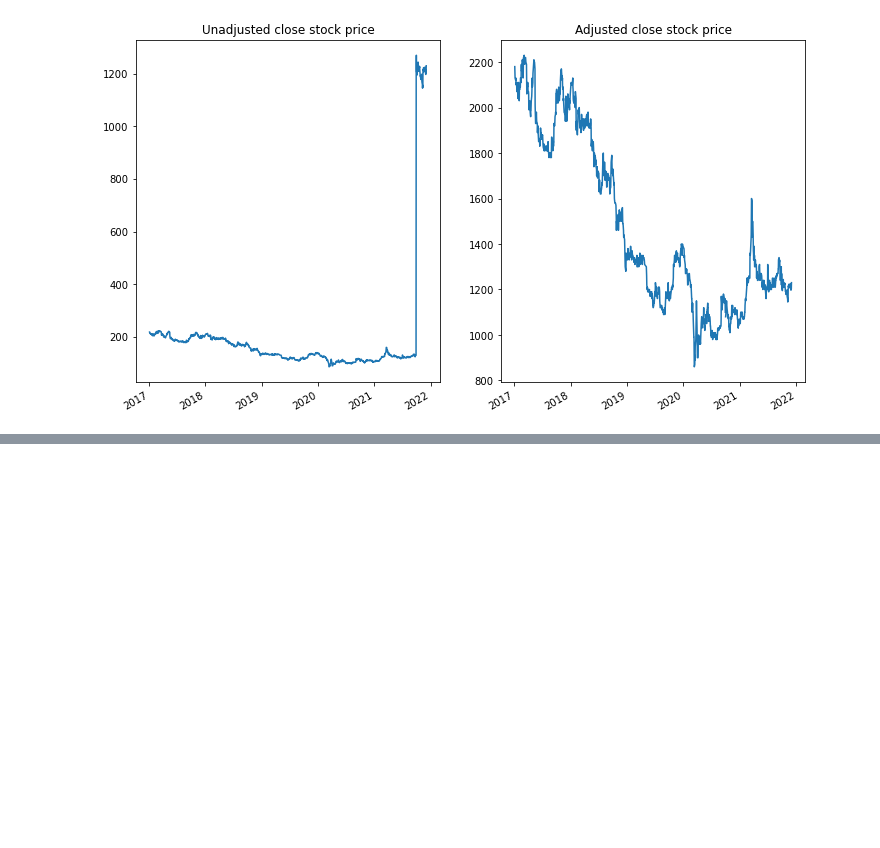
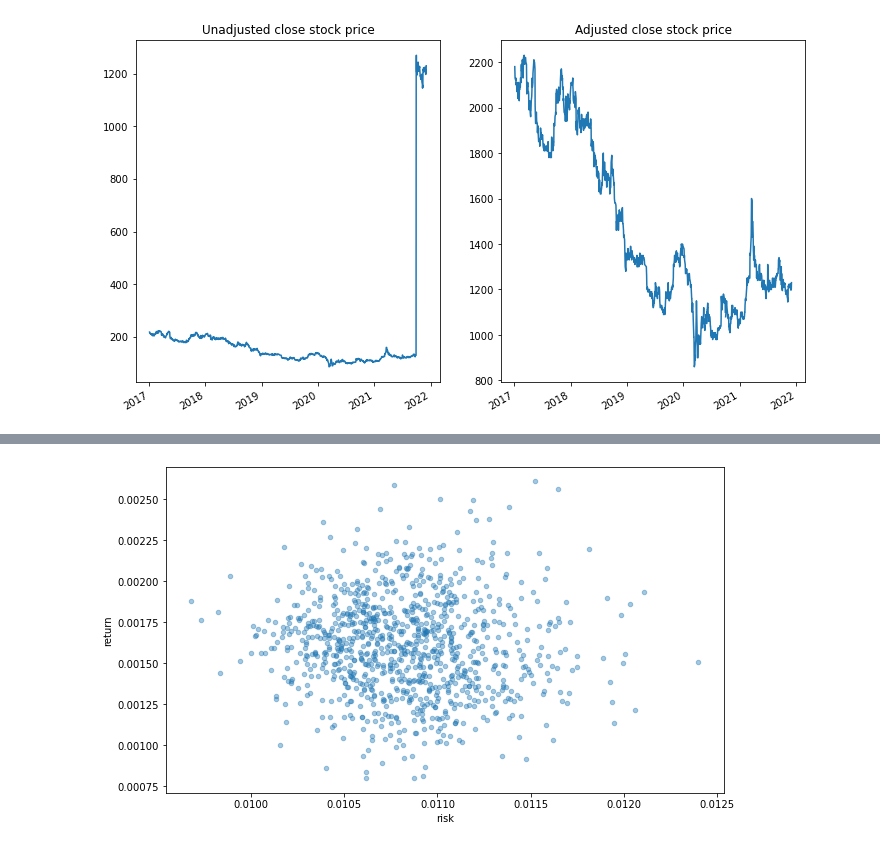
Before and after one commit to CaioMar/jpx_stock_challange, a Jupyter notebook: resumos/study_notebooks/portifolio.ipynb, the cells around one changed output, grey strips where cells are left out. Saved outputs shown, nothing was run; the diff lists cells and outputs as text; code cells hidden in the pictures; blank space fills up the shorter version.

```diff
--- a/resumos/study_notebooks/portifolio.ipynb
+++ b/resumos/study_notebooks/portifolio.ipynb
@@ -196,0 +117,15 @@ plt.ylim([-0.1, 0.1])
+# %%
+close_df = adjusted_stock_data[0][["Close"]].merge(
+    adjusted_stock_data[1][["Close"]],
+    left_index=True,
+    right_index=True,
+    suffixes=[f"_{security_codes[0]}",f"_{security_codes[1]}"]
+)
+# %%
+for i, code in enumerate(security_codes):
+    close_df = close_df.merge(
+        adjusted_stock_data[i][["Close"]],
+        left_index=True,
+        right_index=True,
+        suffixes=["",f"_{code}"]
+    )
@@ -196,0 +135,29 @@ plt.ylim([-0.1, 0.1])
+# %%
+def random_weights(size):
+    coefs = np.random.random(size)
+    return (np.exp(coefs)/np.exp(coefs).sum())
+
+def rand_weights(n):
+    ''' Produces n random weights that sum to 1 '''
+    k = np.random.rand(n)
+    return k / sum(k)
+# %%
+w = random_weights(10)
+# %%
+portifolios = []
+
+i = 40
+x = 10
+
+mean_returns = close_df.pct_change().iloc[:100, i:i+x].mean()
+cov_matrix = close_df.pct_change().iloc[:100, i:i+x].cov()
+
+for i in range(1000):
+    w = rand_weights(x)
+    portifolio_return = w.dot(mean_returns)
+    portifolio_risk = np.sqrt(w.T.dot(cov_matrix).dot(w))
+    portifolios.append([portifolio_return, portifolio_risk])
+
+ax = pd.DataFrame(portifolios, columns=['return','risk']).plot.scatter(x='risk', y='return', alpha=0.4, figsize=(10,6))
+# %% [output]
+[figure, added]
```
Also changed, not shown: parts of 28 cells of this notebook.
